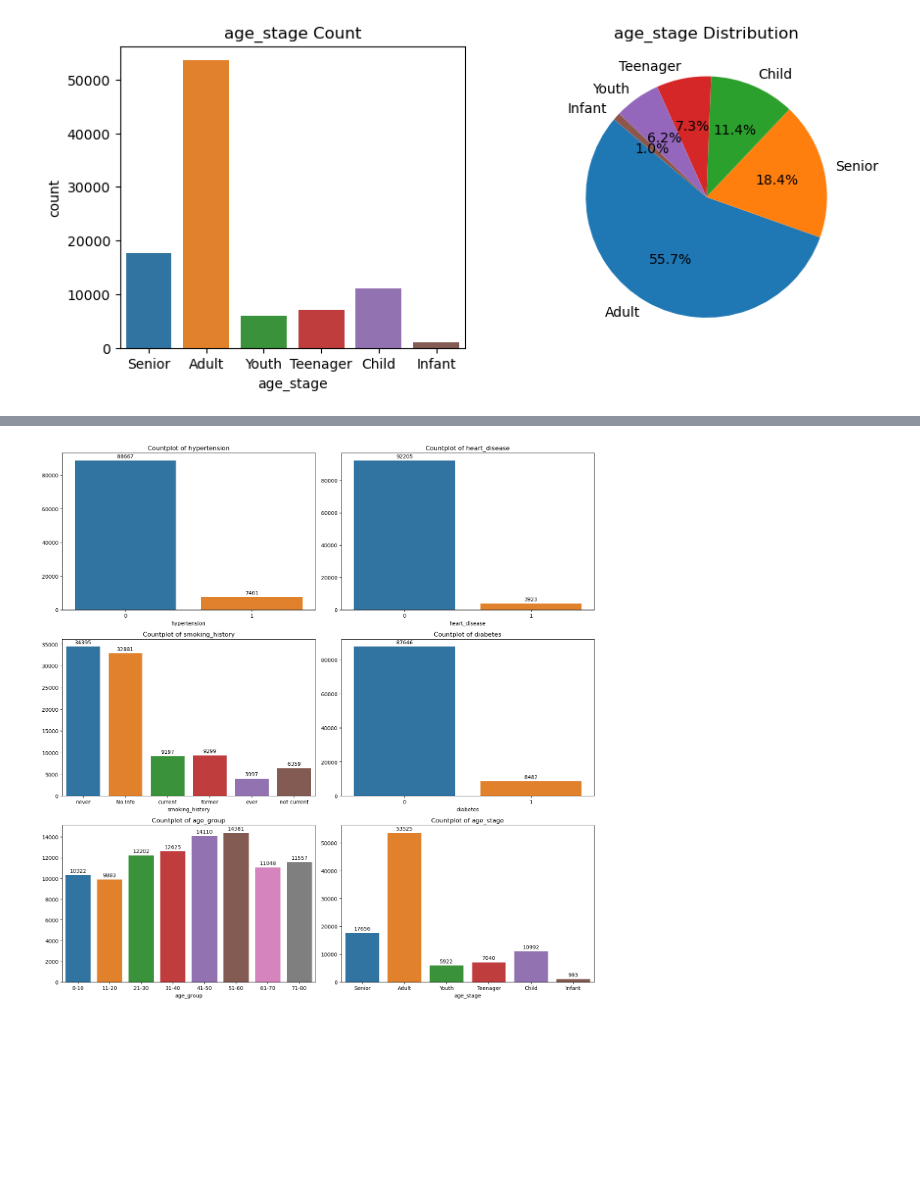
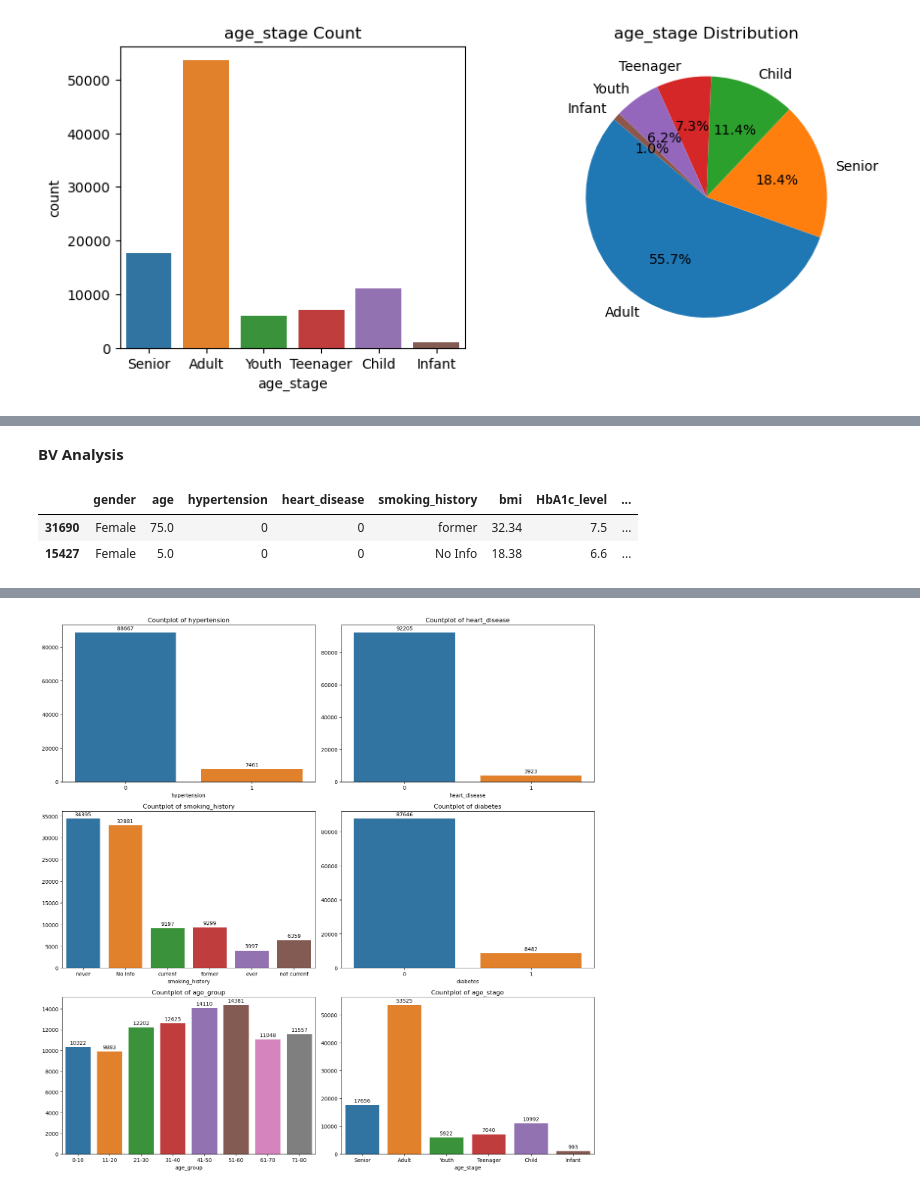
Before and after one commit to iktiyar/Practice-Project, a Jupyter notebook: Diabetes Prediction.ipynb, the cells around one changed output, grey strips where cells are left out. Cells and saved outputs as stored; diff of their text form; code cells hidden in the pictures; blank space fills up the shorter version.

```diff
--- a/Diabetes Prediction.ipynb
+++ b/Diabetes Prediction.ipynb
@@ -264,0 +302,8 @@ None
+# %% [markdown]
+**BV Analysis**
+# %%
+df.sample(2)
+# %% [output]
+|  | gender | age | hypertension | heart_disease | smoking_history | bmi | HbA1c_level | ... |
+| 31690 | Female | 75.0 | 0 | 0 | former | 32.34 | 7.5 | ... |
+| 15427 | Female | 5.0 | 0 | 0 | No Info | 18.38 | 6.6 | ... |
```
Also changed, not shown: parts of 8 cells of this notebook.
